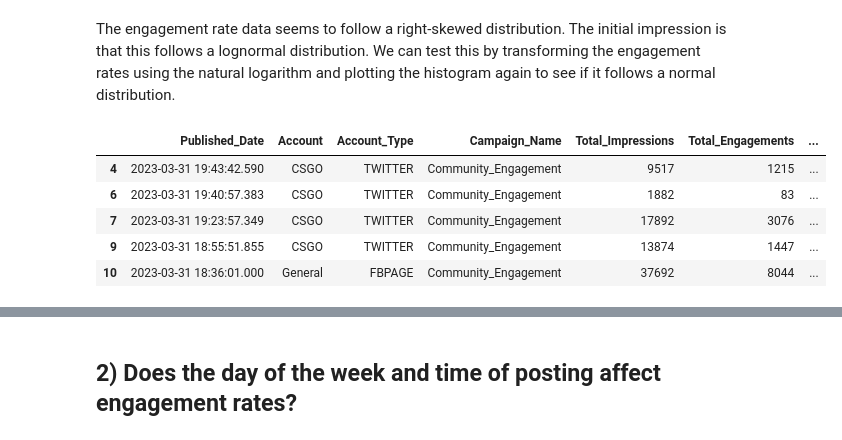
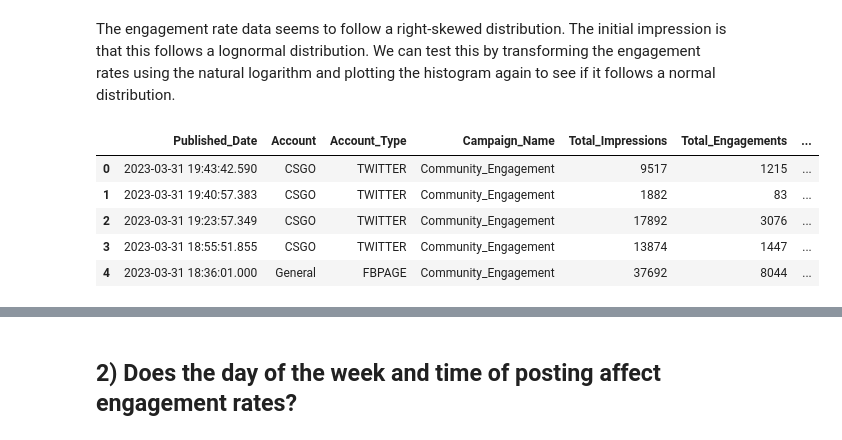
Before and after one commit to Isiah-Z-Montalvo/Evil-Geniuses-Data-Analyst-Internship-Assessment, a Jupyter notebook: Analysis.ipynb, the cells around one changed output, grey strips where cells are left out. Drawn from its saved outputs; the diff is of its cells as text; code cells hidden in the pictures.

```diff
--- a/Analysis.ipynb
+++ b/Analysis.ipynb
@@ -62,7 +62,7 @@ def averageEngagementRate(engagementRates):
 Looking at the engagement rate formula, we know that the impressions can never be 0 or we risk dividing by 0. We solve this problem by removing all posts with 0 impressions from the dataset.
 # %%
 badIndexes = df.query("Total_Impressions == 0").index
-df = df.drop(badIndexes)
+df = df.drop(badIndexes).reset_index(drop=True)
 df.query("Total_Impressions == 0").size
 # %% [output]
 0
@@ -92,7 +92,7 @@ df.query("Total_Engagements > Total_Impressions")
 It seems we found the culprit! There are a few post where the total engagements for the post is larger than the total impressions of the post which is impossible. We consider this an error in data collection, delete these posts from the dataset, and recalculate the typical engagement rate.
 # %%
 badIndexes = df.query("Total_Engagements > Total_Impressions").index
-df = df.drop(badIndexes)
+df = df.drop(badIndexes).reset_index(drop=True)
 df.query("Total_Engagements > Total_Impressions").size
 # %% [output]
 0
@@ -128,14 +128,14 @@ Text(0, 0.5, 'Frequency')
 The engagement rate data seems to follow a right-skewed distribution. The initial impression is that this follows a lognormal distribution. We can test this by transforming the engagement rates using the natural logarithm and plotting the histogram again to see if it follows a normal distribution.
 # %%
 badIndexes = df.query("Engagement_Rates == 0").index
-probDF = df.drop(badIndexes)
+probDF = df.drop(badIndexes).reset_index(drop=True)
 probDF.head()
 # %% [output]
 |  | Published_Date | Account | Account_Type | Campaign_Name | Total_Impressions | Total_Engagements | ... |
-| 4 | 2023-03-31 19:43:42.590 | CSGO | TWITTER | Community_Engagement | 9517 | 1215 | ... |
-| 6 | 2023-03-31 19:40:57.383 | CSGO | TWITTER | Community_Engagement | 1882 | 83 | ... |
-| 7 | 2023-03-31 19:23:57.349 | CSGO | TWITTER | Community_Engagement | 17892 | 3076 | ... |
-| 9 | 2023-03-31 18:55:51.855 | CSGO | TWITTER | Community_Engagement | 13874 | 1447 | ... |
-| 10 | 2023-03-31 18:36:01.000 | General | FBPAGE | Community_Engagement | 37692 | 8044 | ... |
+| 0 | 2023-03-31 19:43:42.590 | CSGO | TWITTER | Community_Engagement | 9517 | 1215 | ... |
+| 1 | 2023-03-31 19:40:57.383 | CSGO | TWITTER | Community_Engagement | 1882 | 83 | ... |
+| 2 | 2023-03-31 19:23:57.349 | CSGO | TWITTER | Community_Engagement | 17892 | 3076 | ... |
+| 3 | 2023-03-31 18:55:51.855 | CSGO | TWITTER | Community_Engagement | 13874 | 1447 | ... |
+| 4 | 2023-03-31 18:36:01.000 | General | FBPAGE | Community_Engagement | 37692 | 8044 | ... |
 # %%
 logERS = np.log(probDF.Engagement_Rates)
```
Also changed, not shown: parts of 7 cells of this notebook.
